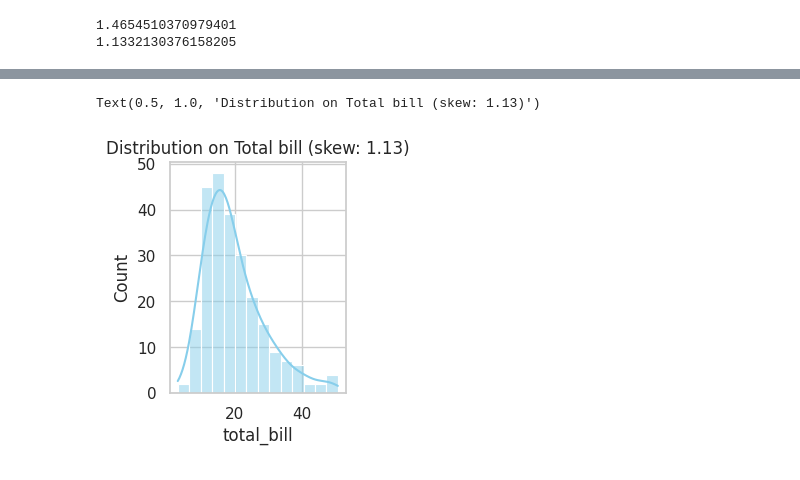
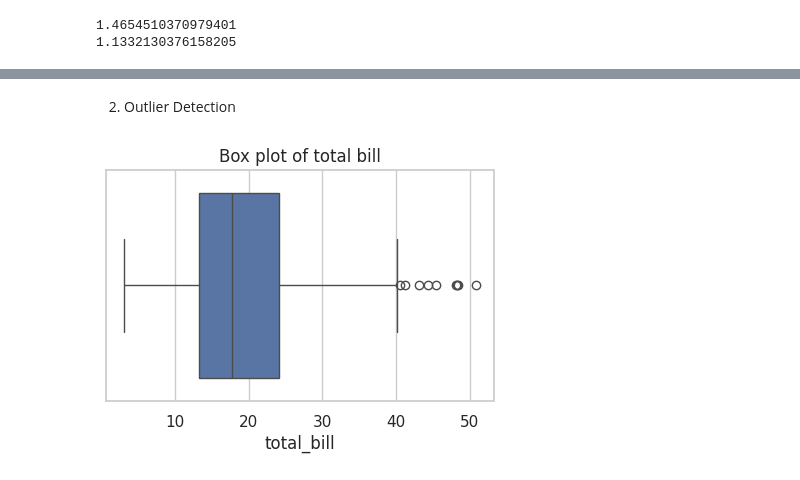
Before and after one commit to NishmthaM/statistics_in_ml, a Jupyter notebook: statistics_in_ml.ipynb, the cells around one changed output, grey strips where cells are left out. Cells and saved outputs as stored; diff of their text form; code cells hidden in the pictures.

```diff
--- a/statistics_in_ml.ipynb
+++ b/statistics_in_ml.ipynb
@@ -241,9 +249,11 @@ Text(0.5, 1.0, 'Distribution on Tips(skew: 1.47)')
-# %%
-plt.figure(figsize=(5,3))
-
-plt.subplot(1,2,1)
-sns.histplot(df["total_bill"], kde=True,color="skyblue")
-plt.title(f"Distribution on Total bill (skew: {df["total_bill"].skew():.2f})")
-# %% [output]
-Text(0.5, 1.0, 'Distribution on Total bill (skew: 1.13)')
-[figure, removed]
+# %% [markdown]
+2. Outlier Detection
+# %%
+ # visual method
+
+plt.figure( figsize=(5,3) )
+sns.boxplot(x=df["total_bill"])
+plt.title("Box plot of total bill")
+plt.show()
+# %% [output]
+[figure, added]
```
Also changed, not shown: parts of 2 cells of this notebook.
